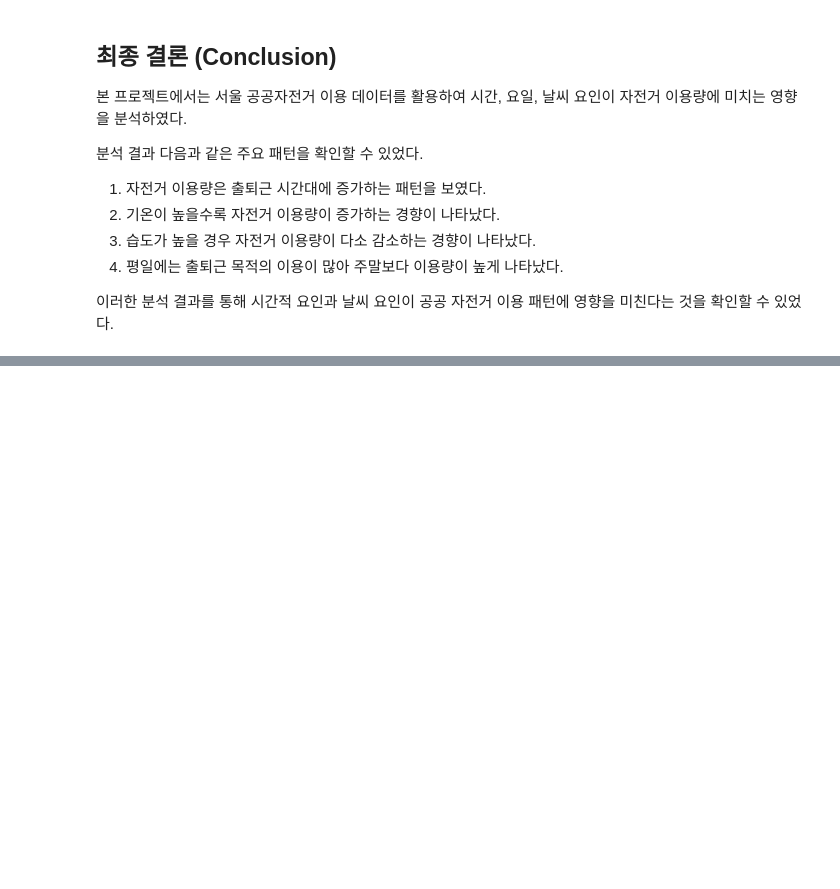
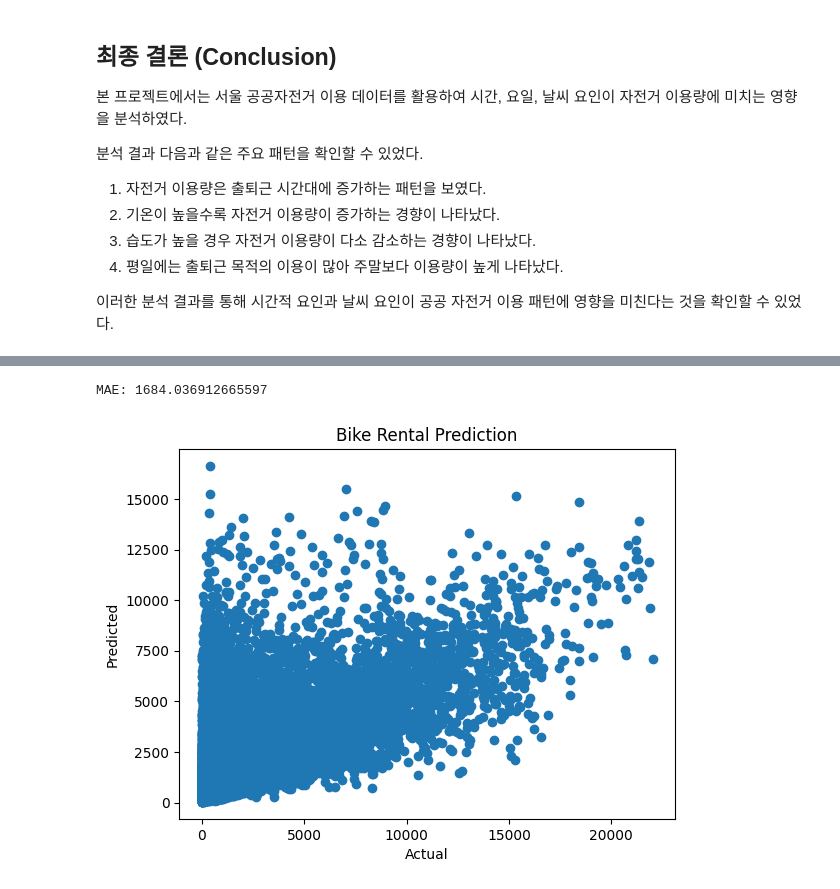
Before and after one commit to aeuoongee/seoul-bike-data-analysis-portfolio, a Jupyter notebook: notebook/bike_analysis.ipynb, the cells around one changed output, grey strips where cells are left out. Saved outputs shown, nothing was run; the diff lists cells and outputs as text; code cells hidden in the pictures; blank space fills up the shorter version.

Commit message:
Update bike_analysis

```diff
--- a/notebook/bike_analysis.ipynb
+++ b/notebook/bike_analysis.ipynb
@@ -376,0 +394,5 @@ plt.show()
+# %%
+df["datetime"] = pd.to_datetime(df["datetime"])
+
+df["hour"] = df["datetime"].dt.hour
+df["month"] = df["datetime"].dt.month
@@ -376,0 +430,6 @@ plt.show()
+# %%
+from sklearn.model_selection import train_test_split
+
+X_train, X_test, y_train, y_test = train_test_split(
+    X, y, test_size=0.2, random_state=42
+)
@@ -376,0 +443,6 @@ plt.show()
+# %%
+from sklearn.ensemble import RandomForestRegressor
+
+model = RandomForestRegressor()
+
+model.fit(X_train, y_train)
@@ -376,0 +455,2 @@ plt.show()
+# %%
+pred = model.predict(X_test)
@@ -376,0 +464,21 @@ plt.show()
+# %%
+from sklearn.metrics import mean_absolute_error
+
+mae = mean_absolute_error(y_test, pred)
+
+print("MAE:", mae)
+# %% [output]
+MAE: 1684.036912665597
+# %%
+import matplotlib.pyplot as plt
+
+plt.scatter(y_test, pred)
+
+plt.xlabel("Actual")
+plt.ylabel("Predicted")
+
+plt.title("Bike Rental Prediction")
+
+plt.show()
+# %% [output]
+[figure, added]
```
Also changed, not shown: parts of 13 cells of this notebook, 1 other file.
